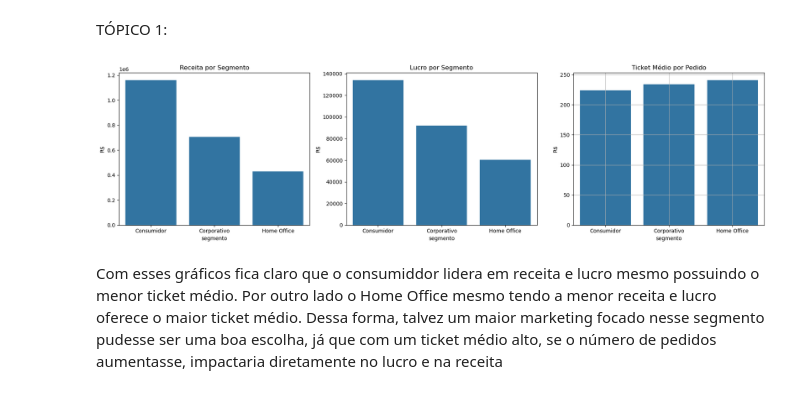
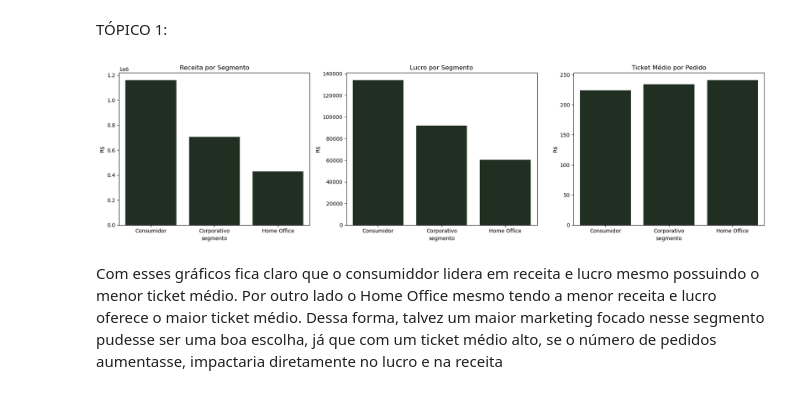
Before and after one commit to liviagcarvalho/Analise-de-Dados-Jr.---Livia-e-Joao, a Jupyter notebook: analises/3_Comportamento_Clientes_e_Segmentos.ipynb, the cells around one changed output. Cells and saved outputs as stored; diff of their text form; code cells hidden in the pictures.

```diff
--- a/analises/3_Comportamento_Clientes_e_Segmentos.ipynb
+++ b/analises/3_Comportamento_Clientes_e_Segmentos.ipynb
@@ -57,27 +57,29 @@ segmentos = df.groupby('segmento').agg({
 segmentos['ticket_medio'] = segmentos['vendas'] / segmentos['id_pedido']
 segmentos['margem'] = segmentos['lucro'] / segmentos['vendas']
 # %%
+verde_escuro = '#1D311F'
+
 fig, axs = plt.subplots(1, 3, figsize=(18,5))
 
-#receita
-sea.barplot(x='segmento', y='vendas', data=segmentos, ax=axs[0])
+# Receita
+sea.barplot(x='segmento', y='vendas', data=segmentos, ax=axs[0], color=verde_escuro)
 axs[0].set_title('Receita por Segmento')
 axs[0].set_ylabel('R$')
 
-#lucro
-sea.barplot(x='segmento', y='lucro', data=segmentos, ax=axs[1])
+# Lucro
+sea.barplot(x='segmento', y='lucro', data=segmentos, ax=axs[1], color=verde_escuro)
 axs[1].set_title('Lucro por Segmento')
 axs[1].set_ylabel('R$')
 
-#ticmédio
-sea.barplot(x='segmento', y='ticket_medio', data=segmentos, ax=axs[2])
+# Ticket Médio
+sea.barplot(x='segmento', y='ticket_medio', data=segmentos, ax=axs[2], color=verde_escuro)
 axs[2].set_title('Ticket Médio por Pedido')
 axs[2].set_ylabel('R$')
-plt.grid(True)
+
 plt.tight_layout()
 plt.show()
 # %% [output]
-[figure, old version]
+[figure, new version]
 # %% [markdown]
 Com esses gráficos fica claro que o consumiddor lidera em receita e lucro mesmo possuindo o menor ticket médio. Por outro lado o Home Office mesmo tendo a menor receita e lucro oferece o maior ticket médio. Dessa forma, talvez um maior marketing focado nesse segmento pudesse ser uma boa escolha, já que com um ticket médio alto, se o número de pedidos aumentasse, impactaria diretamente no lucro e na receita
 # %%
```
Also changed, not shown: parts of 1 cell of this notebook, 3 other files.
